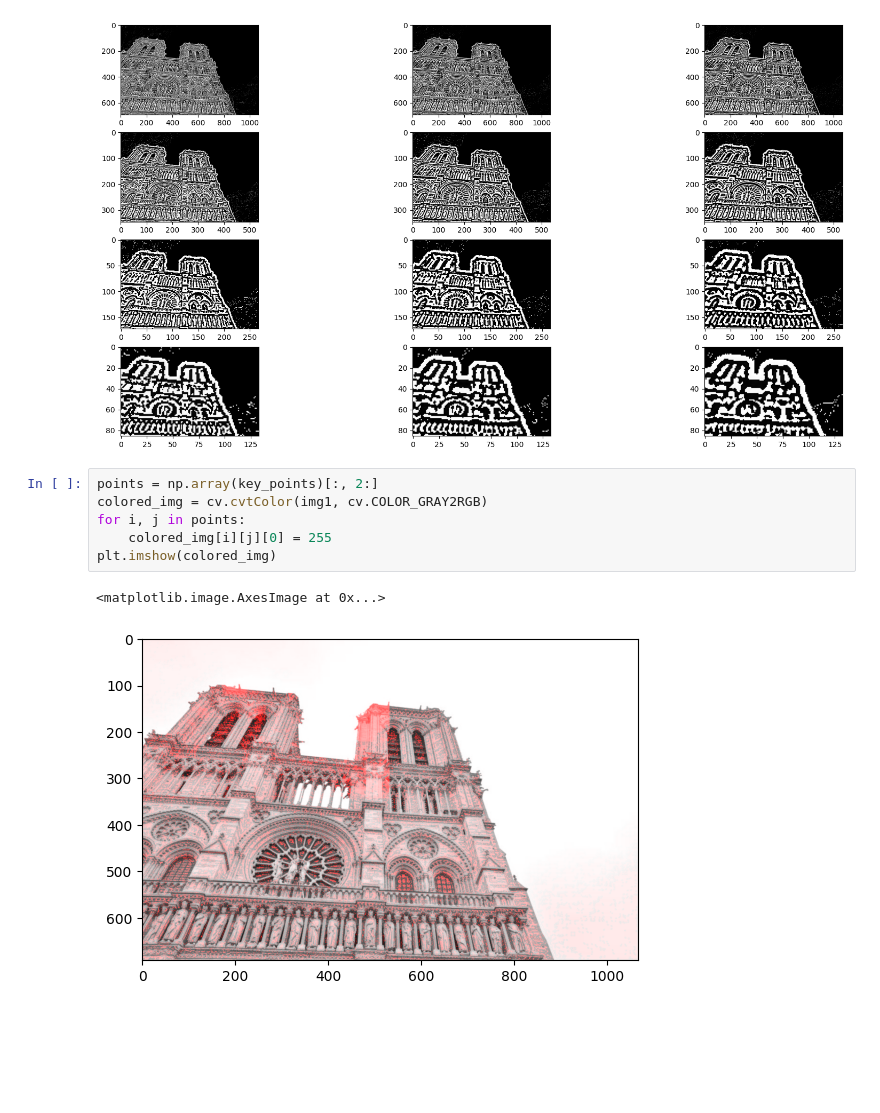
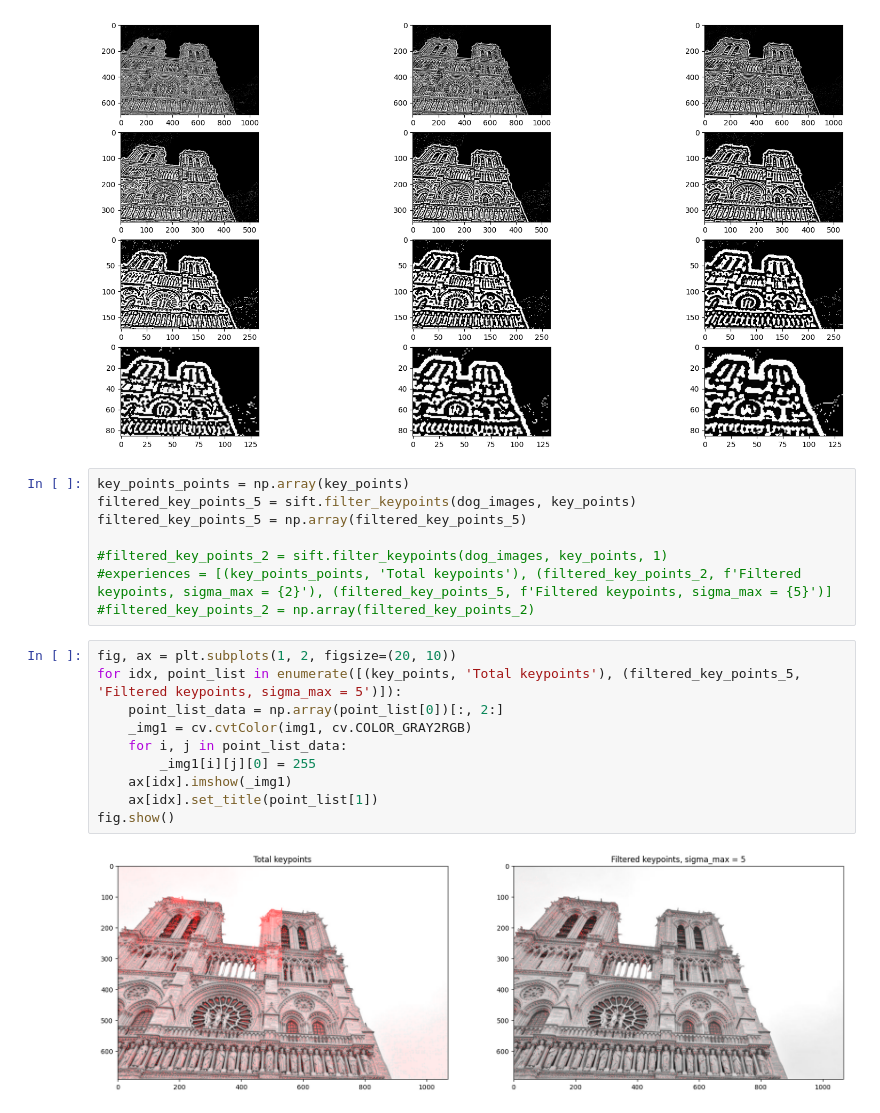
Before and after one commit to jose-melo/cv-image-matching, a Jupyter notebook: notebooks/sift/sift.ipynb, the cells around one changed output. Drawn from its saved outputs; the diff is of its cells as text; blank space fills up the shorter version.

Commit message:
Plot the differences of key_points

```diff
--- a/notebooks/sift/sift.ipynb
+++ b/notebooks/sift/sift.ipynb
@@ -114,12 +192,23 @@ for octave in range(sift.n_octaves):
         ax[octave][scale].imshow(dog_images[octave][scale], cmap='gray')
 # %% [output]
 [figure]
-# %%
-points = np.array(key_points)[:, 2:]
-colored_img = cv.cvtColor(img1, cv.COLOR_GRAY2RGB)
-for i, j in points:
-    colored_img[i][j][0] = 255
-plt.imshow(colored_img)
-# %% [output]
-<matplotlib.image.AxesImage at 0x...>
-[figure, removed]
+# %%
+key_points_points = np.array(key_points)
+filtered_key_points_5 = sift.filter_keypoints(dog_images, key_points)
+filtered_key_points_5 = np.array(filtered_key_points_5)
+
+#filtered_key_points_2 = sift.filter_keypoints(dog_images, key_points, 1)
+#experiences = [(key_points_points, 'Total keypoints'), (filtered_key_points_2, f'Filtered keypoints, sigma_max = {2}'), (filtered_key_points_5, f'Filtered keypoints, sigma_max = {5}')]
+#filtered_key_points_2 = np.array(filtered_key_points_2)
+# %%
+fig, ax = plt.subplots(1, 2, figsize=(20, 10))
+for idx, point_list in enumerate([(key_points, 'Total keypoints'), (filtered_key_points_5, 'Filtered keypoints, sigma_max = 5')]):
+    point_list_data = np.array(point_list[0])[:, 2:]
+    _img1 = cv.cvtColor(img1, cv.COLOR_GRAY2RGB)
+    for i, j in point_list_data:
+        _img1[i][j][0] = 255
+    ax[idx].imshow(_img1)
+    ax[idx].set_title(point_list[1])
+fig.show()
+# %% [output]
+[figure, added]
```
Also changed, not shown: parts of 3 cells of this notebook, 1 other file.
